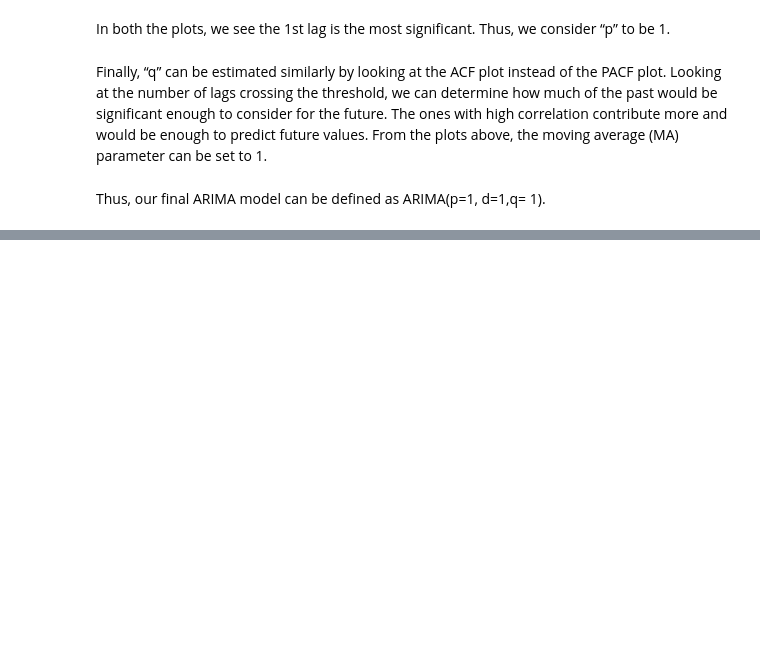
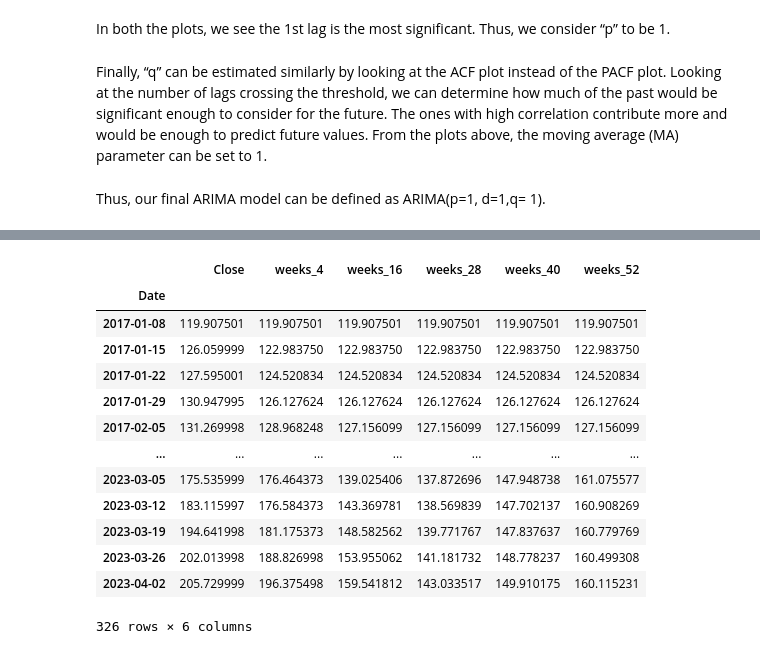
Before and after one commit to samirkhanal35/Data-mining---Time-Series-Analysis, a Jupyter notebook: main.ipynb, the cells around one changed output, grey strips where cells are left out. Drawn from its saved outputs; the diff is of its cells as text; code cells hidden in the pictures; blank space fills up the shorter version.

```diff
--- a/main.ipynb
+++ b/main.ipynb
@@ -285,0 +362,30 @@ plt.show()
+# %%
+# dataframe Moving Average for weeks 4, 16, 28, 40, 52
+
+df_ma = pd.DataFrame()
+# Grouping the data week by week by taking its average.So there will be total 52 rows in the final list
+df_ma['Close'] = df2['Close'].resample('W').mean()
+
+# calculating moving averge
+df_ma['weeks_4'] = df_ma['Close'].rolling(window = 4, min_periods = 1).mean()
+df_ma['weeks_16'] = df_ma['Close'].rolling(window = 16, min_periods = 1).mean()
+df_ma['weeks_28'] = df_ma['Close'].rolling(window = 28, min_periods = 1).mean()
+df_ma['weeks_40'] = df_ma['Close'].rolling(window = 40, min_periods = 1).mean()
+df_ma['weeks_52'] = df_ma['Close'].rolling(window = 52, min_periods = 1).mean()
+
+df_ma
+# %% [output]
+|  | Close | weeks_4 | weeks_16 | weeks_28 | weeks_40 | weeks_52 |
+| Date |  |  |  |  |  |  |
+| 2017-01-08 | 119.907501 | 119.907501 | 119.907501 | 119.907501 | 119.907501 | 119.907501 |
+| 2017-01-15 | 126.059999 | 122.983750 | 122.983750 | 122.983750 | 122.983750 | 122.983750 |
+| 2017-01-22 | 127.595001 | 124.520834 | 124.520834 | 124.520834 | 124.520834 | 124.520834 |
+| 2017-01-29 | 130.947995 | 126.127624 | 126.127624 | 126.127624 | 126.127624 | 126.127624 |
+| 2017-02-05 | 131.269998 | 128.968248 | 127.156099 | 127.156099 | 127.156099 | 127.156099 |
+| ... | ... | ... | ... | ... | ... | ... |
+| 2023-03-05 | 175.535999 | 176.464373 | 139.025406 | 137.872696 | 147.948738 | 161.075577 |
+| 2023-03-12 | 183.115997 | 176.584373 | 143.369781 | 138.569839 | 147.702137 | 160.908269 |
+| 2023-03-19 | 194.641998 | 181.175373 | 148.582562 | 139.771767 | 147.837637 | 160.779769 |
+| 2023-03-26 | 202.013998 | 188.826998 | 153.955062 | 141.181732 | 148.778237 | 160.499308 |
+| 2023-04-02 | 205.729999 | 196.375498 | 159.541812 | 143.033517 | 149.910175 | 160.115231 |
+326 rows × 6 columns
```
Also changed, not shown: parts of 50 cells of this notebook.
